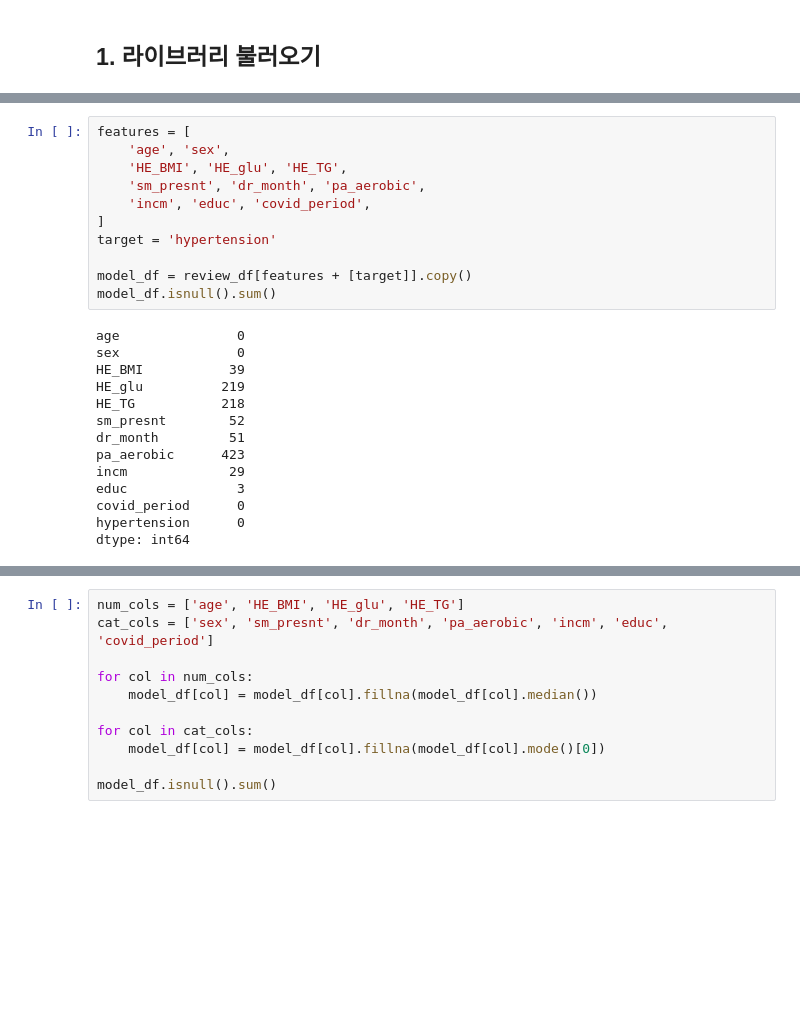
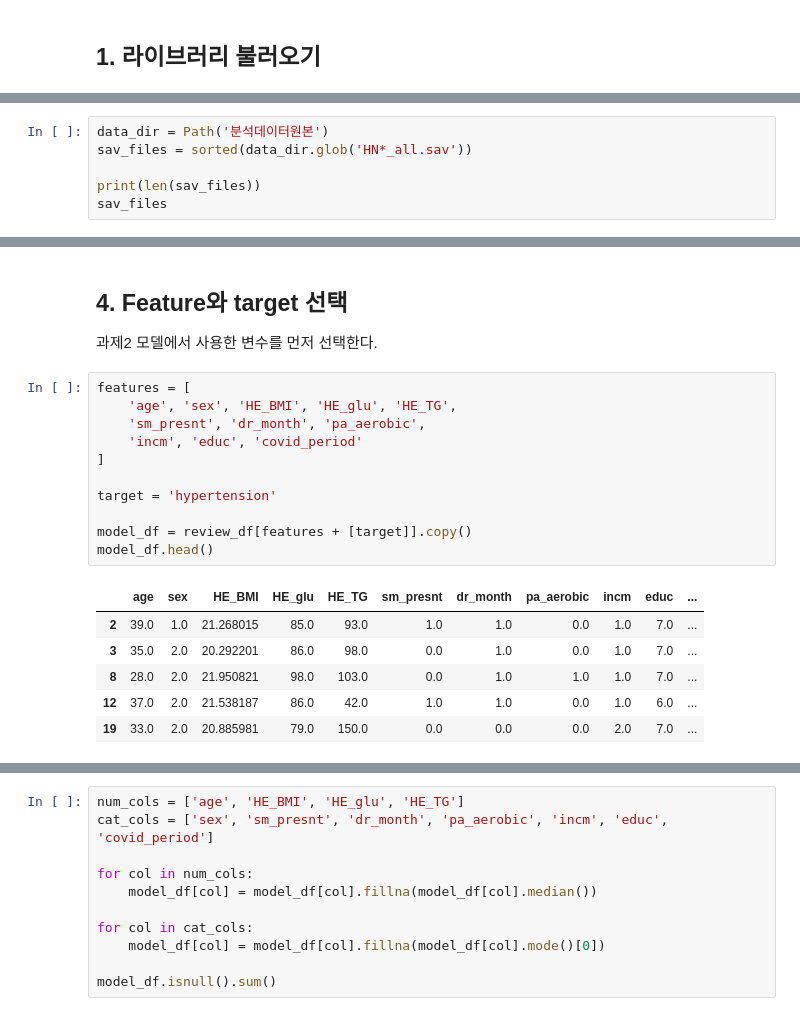
Before and after one commit to thanhdvu/cardiovascular-risk-khanes, a Jupyter notebook: professor_feedback_review/04_professor_feedback_review.ipynb, the cells around one changed output, grey strips where cells are left out. Cells and saved outputs as stored; diff of their text form; blank space fills up the shorter version.

```diff
--- a/professor_feedback_review/04_professor_feedback_review.ipynb
+++ b/professor_feedback_review/04_professor_feedback_review.ipynb
@@ -131,0 +24,6 @@ pd.DataFrame({
+# %%
+data_dir = Path('분석데이터원본')
+sav_files = sorted(data_dir.glob('HN*_all.sav'))
+
+print(len(sav_files))
+sav_files
@@ -132,25 +128,22 @@ pd.DataFrame({
+# %% [markdown]
+## 4. Feature와 target 선택
+
+과제2 모델에서 사용한 변수를 먼저 선택한다.
 # %%
 features = [
-    'age', 'sex',
-    'HE_BMI', 'HE_glu', 'HE_TG',
+    'age', 'sex', 'HE_BMI', 'HE_glu', 'HE_TG',
     'sm_presnt', 'dr_month', 'pa_aerobic',
-    'incm', 'educ', 'covid_period',
+    'incm', 'educ', 'covid_period'
 ]
+
 target = 'hypertension'
 
 model_df = review_df[features + [target]].copy()
-model_df.isnull().sum()
+model_df.head()
 # %% [output]
-age               0
-sex               0
-HE_BMI           39
-HE_glu          219
-HE_TG           218
-sm_presnt        52
-dr_month         51
-pa_aerobic      423
-incm             29
-educ              3
-covid_period      0
-hypertension      0
-dtype: int64
+|  | age | sex | HE_BMI | HE_glu | HE_TG | sm_presnt | dr_month | pa_aerobic | incm | educ | ... |
+| 2 | 39.0 | 1.0 | 21.268015 | 85.0 | 93.0 | 1.0 | 1.0 | 0.0 | 1.0 | 7.0 | ... |
+| 3 | 35.0 | 2.0 | 20.292201 | 86.0 | 98.0 | 0.0 | 1.0 | 0.0 | 1.0 | 7.0 | ... |
+| 8 | 28.0 | 2.0 | 21.950821 | 98.0 | 103.0 | 0.0 | 1.0 | 1.0 | 1.0 | 7.0 | ... |
+| 12 | 37.0 | 2.0 | 21.538187 | 86.0 | 42.0 | 1.0 | 1.0 | 0.0 | 1.0 | 6.0 | ... |
+| 19 | 33.0 | 2.0 | 20.885981 | 79.0 | 150.0 | 0.0 | 0.0 | 0.0 | 2.0 | 7.0 | ... |
```
Also changed, not shown: parts of 91 cells of this notebook.
